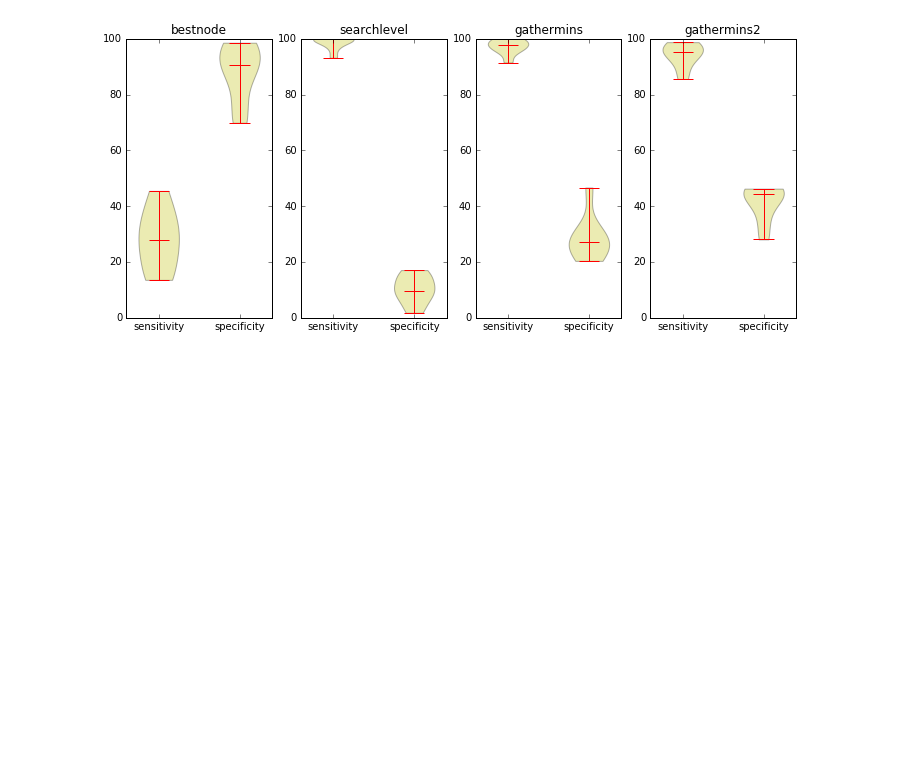
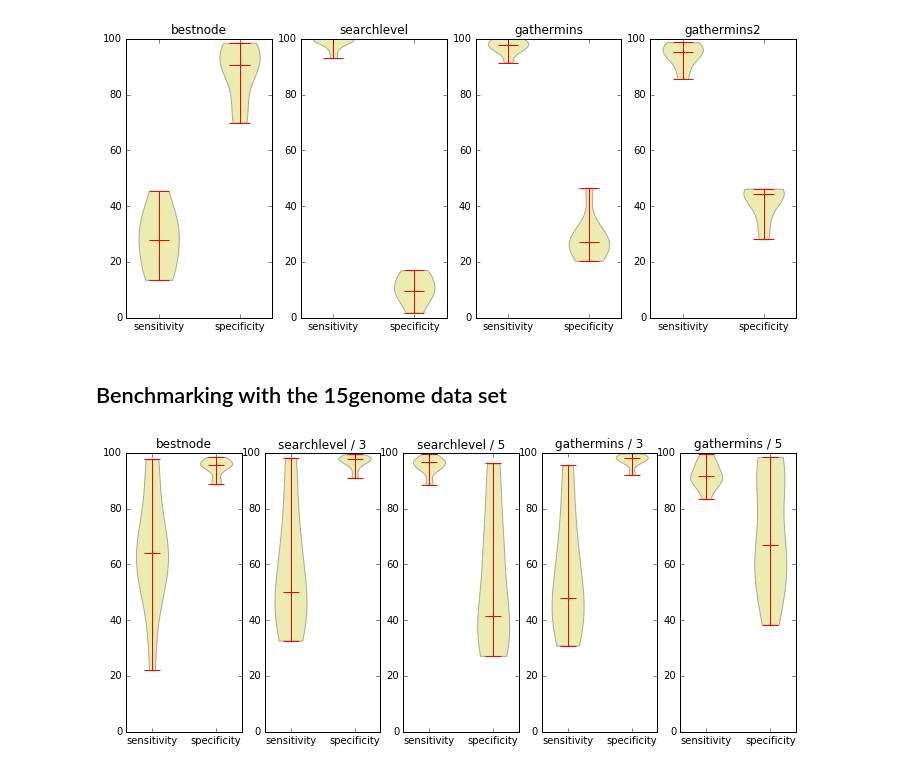
Before and after one commit to spacegraphcats/spacegraphcats, a Jupyter notebook: doc/plot-benchmark-sens-spec.ipynb, the cells around one changed output. Cells and saved outputs as stored; diff of their text form; code cells hidden in the pictures; blank space fills up the shorter version.

Commit message:
15 genome benchmarking results

```diff
--- a/doc/plot-benchmark-sens-spec.ipynb
+++ b/doc/plot-benchmark-sens-spec.ipynb
@@ -34,3 +34,39 @@ plot_pair(gathermins, axes, 2, 'gathermins')
 plot_pair(gathermins2, axes, 3, 'gathermins2')
 # %% [output]
 [figure]
+# %% [markdown]
+## Benchmarking with the 15genome data set
+# %%
+bestnode = numpy.loadtxt('../15genome/results_bestnode.csv',
+                            delimiter=',', skiprows=1, usecols=(0,1))
+searchlevel_3 = numpy.loadtxt('../15genome/results_searchlevel.3.csv',
+                            delimiter=',', skiprows=1, usecols=(0,1))
+gathermins_3 = numpy.loadtxt('../15genome/results_gathermins.3.csv',
+                            delimiter=',', skiprows=1, usecols=(0,1))
+gathermins2_3 = numpy.loadtxt('../15genome/results_gathermins2.3.csv',
+                            delimiter=',', skiprows=1, usecols=(0,1))
+searchlevel_5 = numpy.loadtxt('../15genome/results_searchlevel.5.csv',
+                            delimiter=',', skiprows=1, usecols=(0,1))
+gathermins_5 = numpy.loadtxt('../15genome/results_gathermins.5.csv',
+                            delimiter=',', skiprows=1, usecols=(0,1))
+gathermins2_5 = numpy.loadtxt('../15genome/results_gathermins2.5.csv',
+                            delimiter=',', skiprows=1, usecols=(0,1))
+# %%
+fig, axes = pylab.subplots(nrows=1, ncols=5, figsize=(12, 5))
+
+def plot_pair(what, axes, first, name):
+    axes[first].violinplot(what, showmedians=True)
+    axes[first].axis(ymin=0, ymax=100)
+    #axes[first].get_xaxis().set_visible(False)
+    axes[first].set_title(name)
+    axes[first].set_xticks([1, 2])
+    axes[first].set_xticklabels(['sensitivity', 'specificity'])
+
+plot_pair(bestnode, axes, 0, 'bestnode')
+plot_pair(searchlevel_3, axes, 1, 'searchlevel / 3')
+plot_pair(searchlevel_5, axes, 2, 'searchlevel / 5')
+
+plot_pair(gathermins_3, axes, 3, 'gathermins / 3')
+plot_pair(gathermins_5, axes, 4, 'gathermins / 5')
+# %% [output]
+[figure, added]
```
Also changed, not shown: 1 other file.
